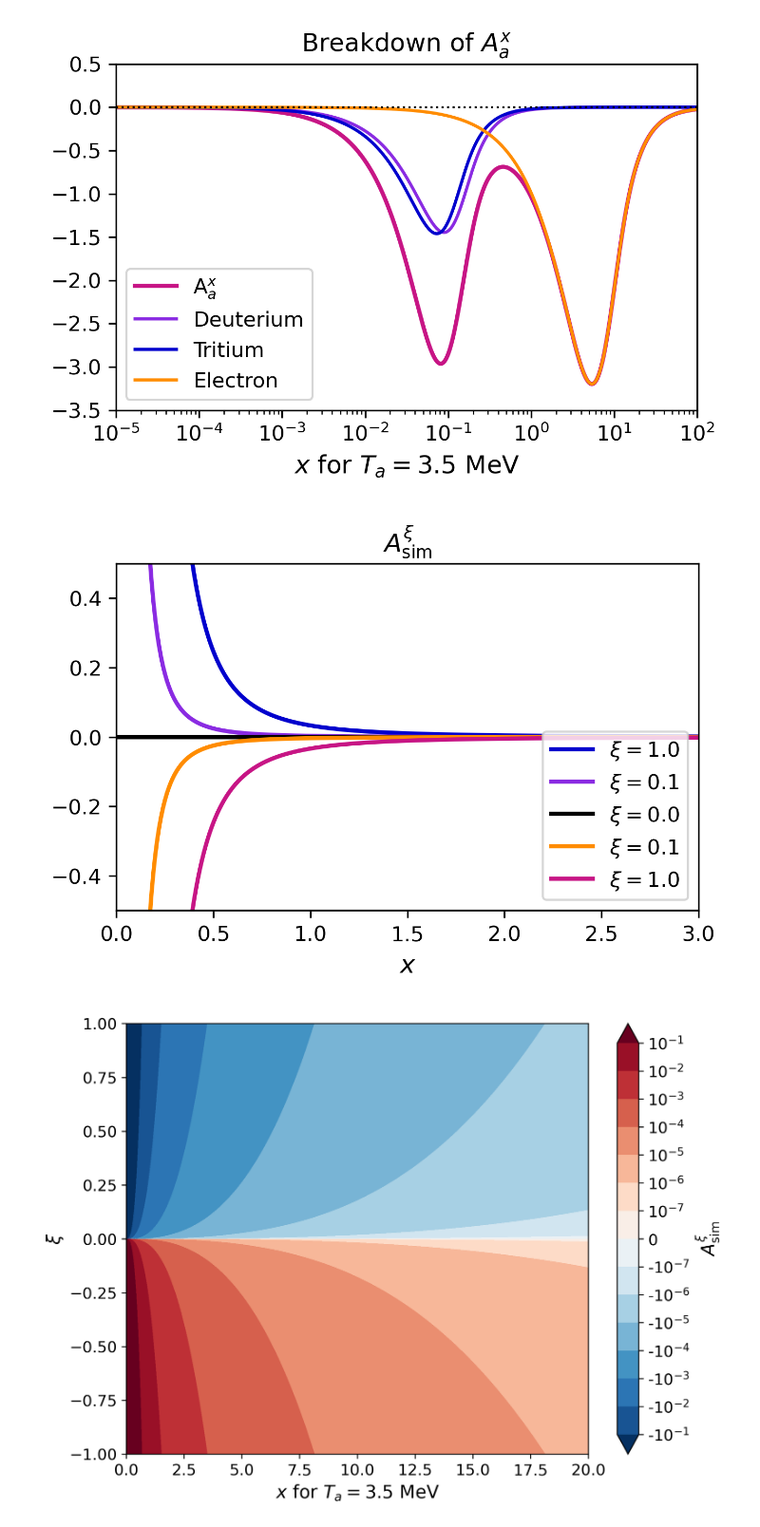
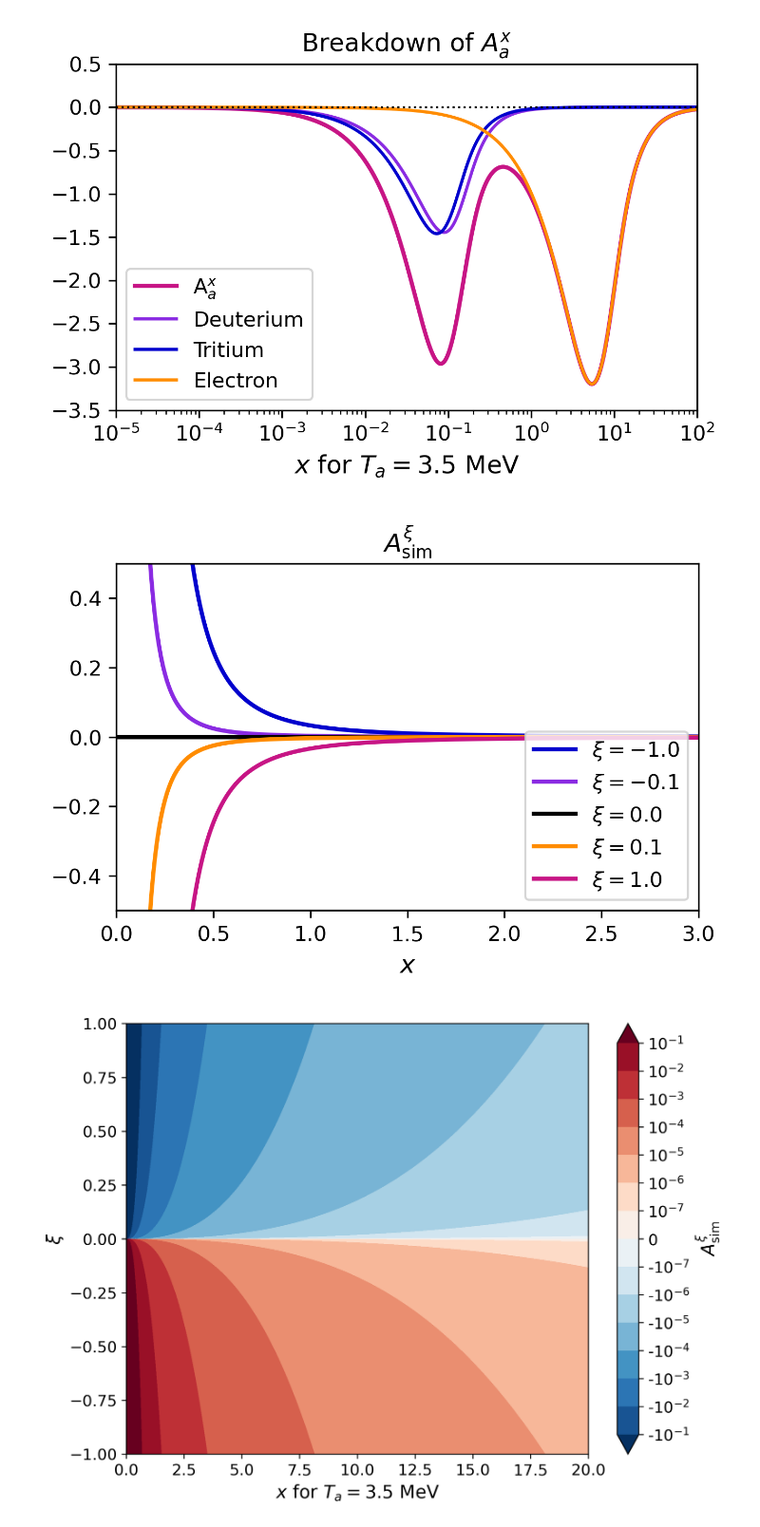
Before and after one commit to gxcli/fp_geometriccorrection, a Jupyter notebook: slp_limits.ipynb, the cells around one changed output. Shown at 95% size. Cells and saved outputs as stored; diff of their text form; code cells hidden in the pictures.

```diff
--- a/slp_limits.ipynb
+++ b/slp_limits.ipynb
@@ -99,22 +101,22 @@ def Asimhighxi(x,xi=0.5):
 # %%
 # plot, different values, -1, -0.5, 0, 0.5, 1, red, orange black purple blue
 xvals = np.linspace(1e-8, 10, 1000)
 plt.figure(figsize=(5, 3), dpi=300)
 plt.xlabel(r'$x$', fontsize=12)
 plt.xticks(fontsize=10)
 plt.yticks(fontsize=10)
 plt.xlim(0,3)
 plt.ylim(-0.5, 0.5)
-plt.plot(xvals, Asimxi(xvals, xi=-1.0), color='mediumblue', label=r'$\xi=1.0$', linewidth=2)
-plt.plot(xvals, Asimxi(xvals, xi=-0.1), color='blueviolet', label=r'$\xi=0.1$', linewidth=2)
+plt.plot(xvals, Asimxi(xvals, xi=-1.0), color='mediumblue', label=r'$\xi=-1.0$', linewidth=2)
+plt.plot(xvals, Asimxi(xvals, xi=-0.1), color='blueviolet', label=r'$\xi=-0.1$', linewidth=2)
 plt.axhline(0, color='black', linewidth=2, label=r'$\xi=0.0$')
 plt.plot(xvals, Asimxi(xvals, xi=0.1), color='darkorange', label=r'$\xi=0.1$', linewidth=2)
 plt.plot(xvals, Asimxi(xvals, xi=1.0), color='mediumvioletred', label=r'$\xi=1.0$', linewidth=2)
 plt.legend(fontsize=10, loc='lower right')
 plt.title(r'$A_\text{sim}^\xi$', fontsize=12)
 plt.show()
 # %% [output]
-[figure, old version]
+[figure, new version]
 # %%
 levels = np.array([-1e-1,-1e-2, -1e-3, -1e-4, -1e-5, -1e-6, -1e-7, 0.0, 1e-7, 1e-6, 1e-5, 1e-4, 1e-3, 1e-2, 1e-1])
 n_bins = len(levels) + 1
```
Also changed, not shown: parts of 3 cells of this notebook.
